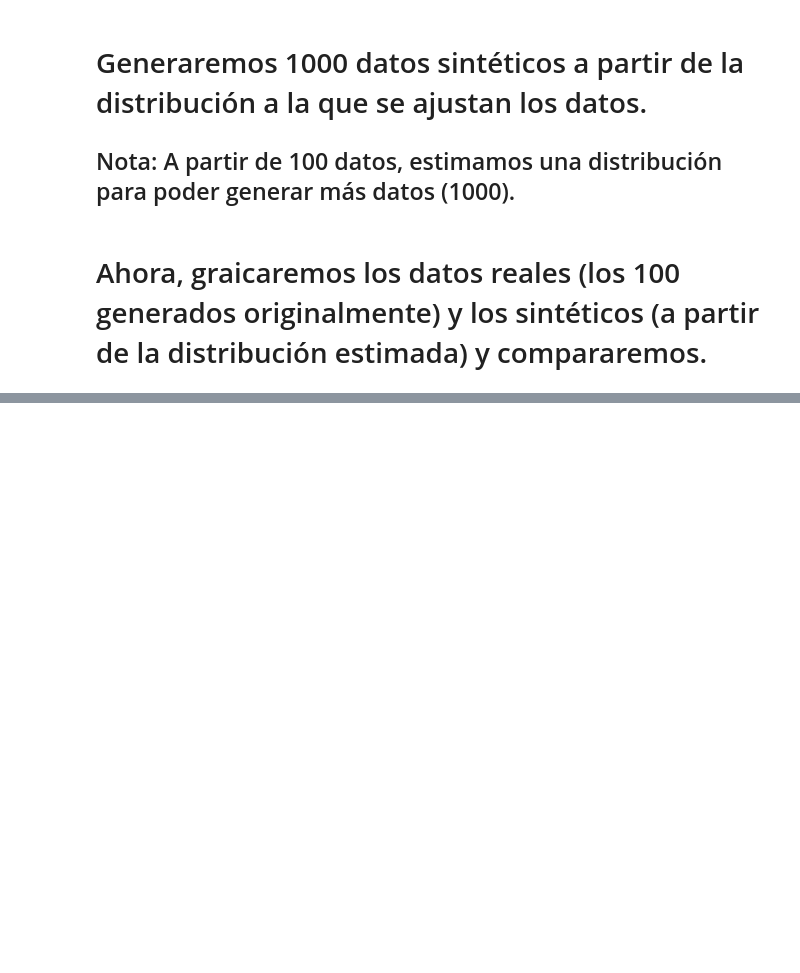
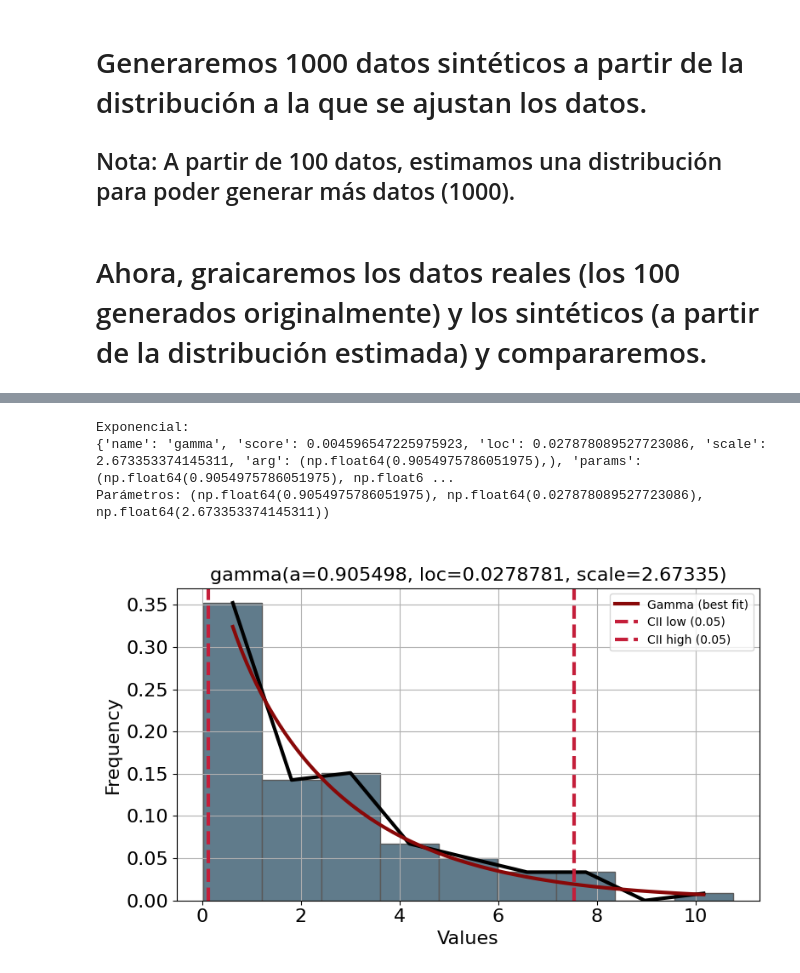
Before and after one commit to EdithOroche/IA, a Jupyter notebook: Estimando_Distribuciones_Contínuas_de_Datos_SS.ipynb, the cells around one changed output, grey strips where cells are left out. Saved outputs shown, nothing was run; the diff lists cells and outputs as text; code cells hidden in the pictures; blank space fills up the shorter version.

```diff
--- a/Estimando_Distribuciones_Contínuas_de_Datos_SS.ipynb
+++ b/Estimando_Distribuciones_Contínuas_de_Datos_SS.ipynb
@@ -179,0 +220,16 @@ plt.show()
+# %%
+d_exp = distfit(todf=False)
+data = np.array(exponencial)
+d_exp.fit_transform(data, verbose=False)
+print("Exponencial:")
+print(d_exp.model)
+
+d_exp.plot(figsize=(8,5))
+
+plt.tight_layout()
+print("Parámetros:", d_exp.model['params'])
+# %% [output]
+Exponencial:
+{'name': 'gamma', 'score': 0.004596547225975923, 'loc': 0.027878089527723086, 'scale': 2.673353374145311, 'arg': (np.float64(0.9054975786051975),), 'params': (np.float64(0.9054975786051975), np.float6 ...
+Parámetros: (np.float64(0.9054975786051975), np.float64(0.027878089527723086), np.float64(2.673353374145311))
+[figure, added]
```
Also changed, not shown: parts of 17 cells of this notebook.
